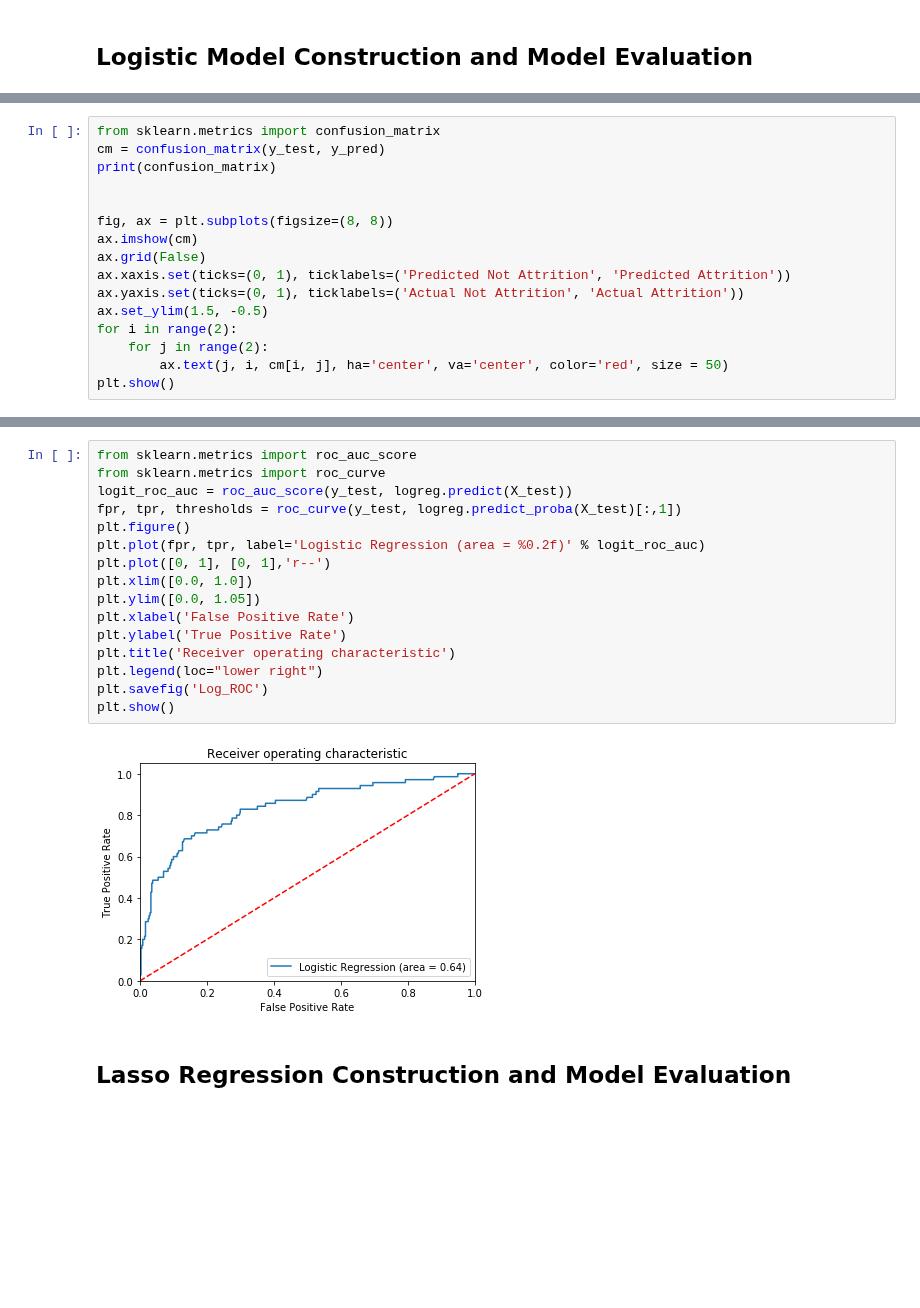
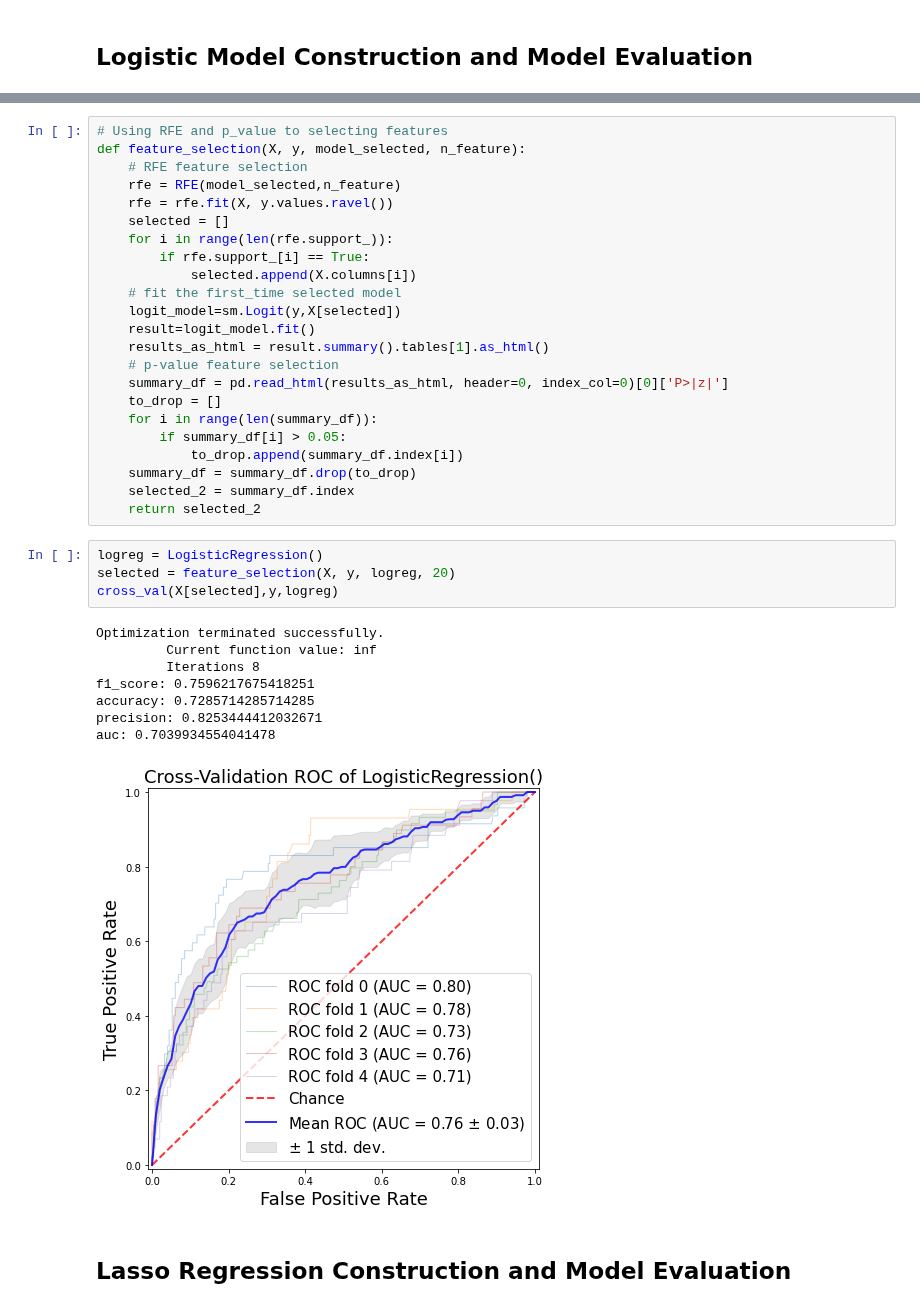
Before and after one commit to Xusong1998/Data-Analytics-Project, a Jupyter notebook: HR_Attrition_Data_Modeling.ipynb, the cells around one changed output, grey strips where cells are left out. Cells and saved outputs as stored; diff of their text form; blank space fills up the shorter version.

Commit message:
Simplify code for logistic

```diff
--- a/HR_Attrition_Data_Modeling.ipynb
+++ b/HR_Attrition_Data_Modeling.ipynb
@@ -557,16 +314,0 @@ array([0, 0, 0, 0, 0, 0, 1, 0, 0, 0, 0, 0, 0, 1, 0, 0, 0, 0, 0, 0, 0, 0,
-# %%
-from sklearn.metrics import confusion_matrix
-cm = confusion_matrix(y_test, y_pred)
-print(confusion_matrix)
-
-
-fig, ax = plt.subplots(figsize=(8, 8))
-ax.imshow(cm)
-ax.grid(False)
-ax.xaxis.set(ticks=(0, 1), ticklabels=('Predicted Not Attrition', 'Predicted Attrition'))
-ax.yaxis.set(ticks=(0, 1), ticklabels=('Actual Not Attrition', 'Actual Attrition'))
-ax.set_ylim(1.5, -0.5)
-for i in range(2):
-    for j in range(2):
-        ax.text(j, i, cm[i, j], ha='center', va='center', color='red', size = 50)
-plt.show()
@@ -576,21 +315,39 @@ plt.show()
-# %%
-from sklearn.metrics import roc_auc_score
-from sklearn.metrics import roc_curve
-logit_roc_auc = roc_auc_score(y_test, logreg.predict(X_test))
-fpr, tpr, thresholds = roc_curve(y_test, logreg.predict_proba(X_test)[:,1])
-plt.figure()
-plt.plot(fpr, tpr, label='Logistic Regression (area = %0.2f)' % logit_roc_auc)
-plt.plot([0, 1], [0, 1],'r--')
-plt.xlim([0.0, 1.0])
-plt.ylim([0.0, 1.05])
-plt.xlabel('False Positive Rate')
-plt.ylabel('True Positive Rate')
-plt.title('Receiver operating characteristic')
-plt.legend(loc="lower right")
-plt.savefig('Log_ROC')
-plt.show()
-# %% [output]
-[figure, removed]
+# %%
+# Using RFE and p_value to selecting features
+def feature_selection(X, y, model_selected, n_feature):
+    # RFE feature selection
+    rfe = RFE(model_selected,n_feature)
+    rfe = rfe.fit(X, y.values.ravel())
+    selected = []
+    for i in range(len(rfe.support_)):
+        if rfe.support_[i] == True:
+            selected.append(X.columns[i])
+    # fit the first_time selected model
+    logit_model=sm.Logit(y,X[selected])
+    result=logit_model.fit()
+    results_as_html = result.summary().tables[1].as_html()
+    # p-value feature selection
+    summary_df = pd.read_html(results_as_html, header=0, index_col=0)[0]['P>|z|']
+    to_drop = []
+    for i in range(len(summary_df)):
+        if summary_df[i] > 0.05:
+            to_drop.append(summary_df.index[i])
+    summary_df = summary_df.drop(to_drop)
+    selected_2 = summary_df.index
+    return selected_2
+# %%
+logreg = LogisticRegression()
+selected = feature_selection(X, y, logreg, 20)
+cross_val(X[selected],y,logreg)
+# %% [output]
+Optimization terminated successfully.
+         Current function value: inf
+         Iterations 8
+f1_score: 0.7596217675418251
+accuracy: 0.7285714285714285
+precision: 0.8253444412032671
+auc: 0.7039934554041478
+[figure, added]
 # %% [markdown]
 ## Lasso Regression Construction and Model Evaluation
 # %%
```
Also changed, not shown: parts of 20 cells of this notebook.
